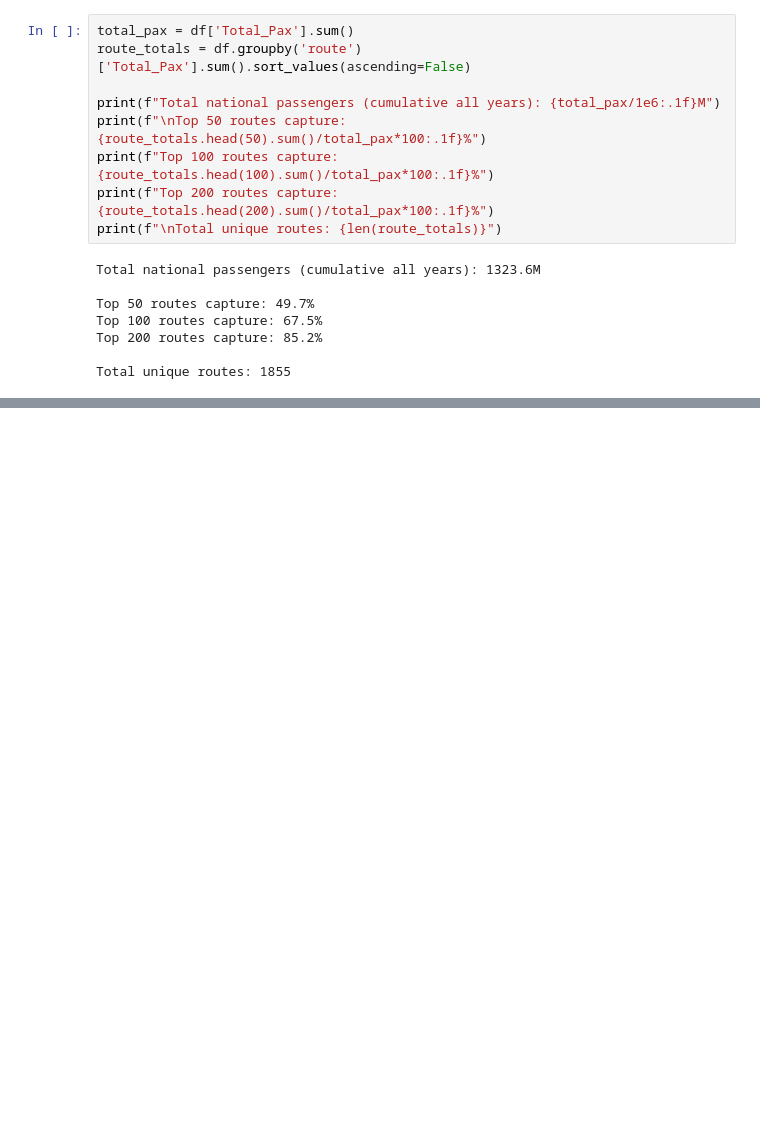
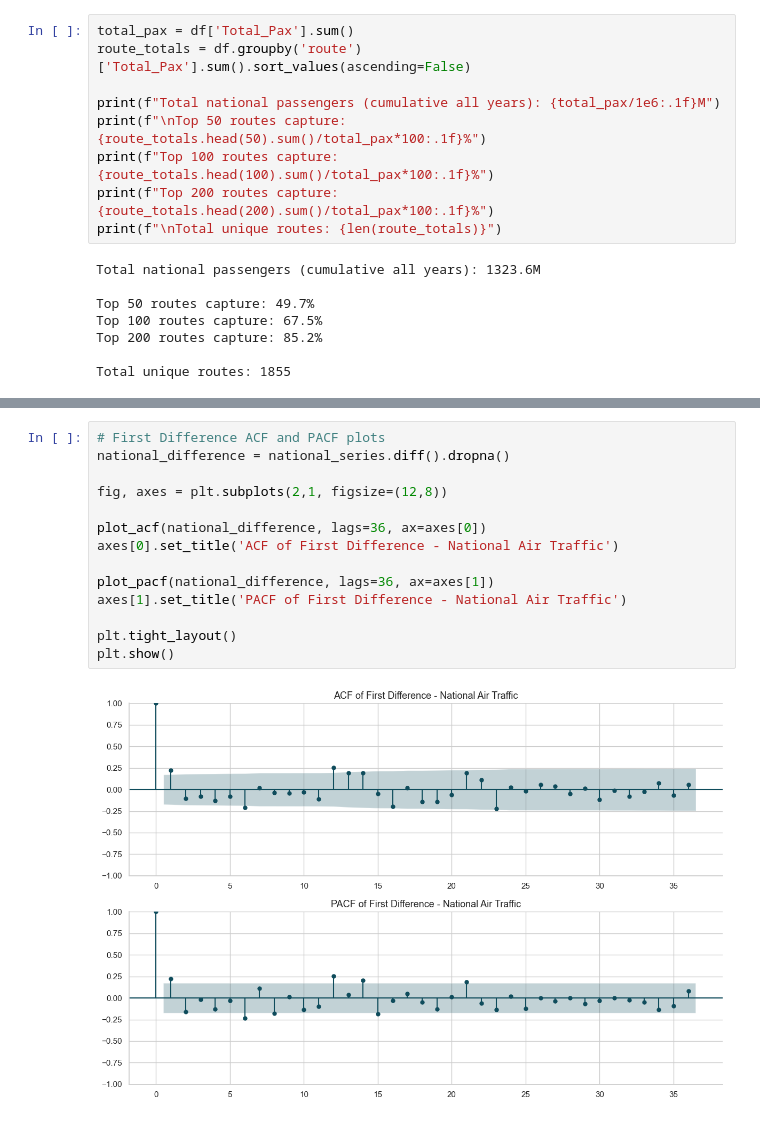
Before and after one commit to rahulmohandas11/india-air-traffic-forecast, a Jupyter notebook: notebooks/01_eda.ipynb, the cells around one changed output, grey strips where cells are left out. Drawn from its saved outputs; the diff is of its cells as text; blank space fills up the shorter version.

```diff
--- a/notebooks/01_eda.ipynb
+++ b/notebooks/01_eda.ipynb
@@ -386,0 +481,16 @@ By these choices, I intend to balance analytical rigor with the realities of mon
+# %%
+# First Difference ACF and PACF plots
+national_difference = national_series.diff().dropna()
+
+fig, axes = plt.subplots(2,1, figsize=(12,8))
+
+plot_acf(national_difference, lags=36, ax=axes[0])
+axes[0].set_title('ACF of First Difference - National Air Traffic')
+
+plot_pacf(national_difference, lags=36, ax=axes[1])
+axes[1].set_title('PACF of First Difference - National Air Traffic')
+
+plt.tight_layout()
+plt.show()
+# %% [output]
+[figure, added]
```
Also changed, not shown: parts of 12 cells of this notebook.
